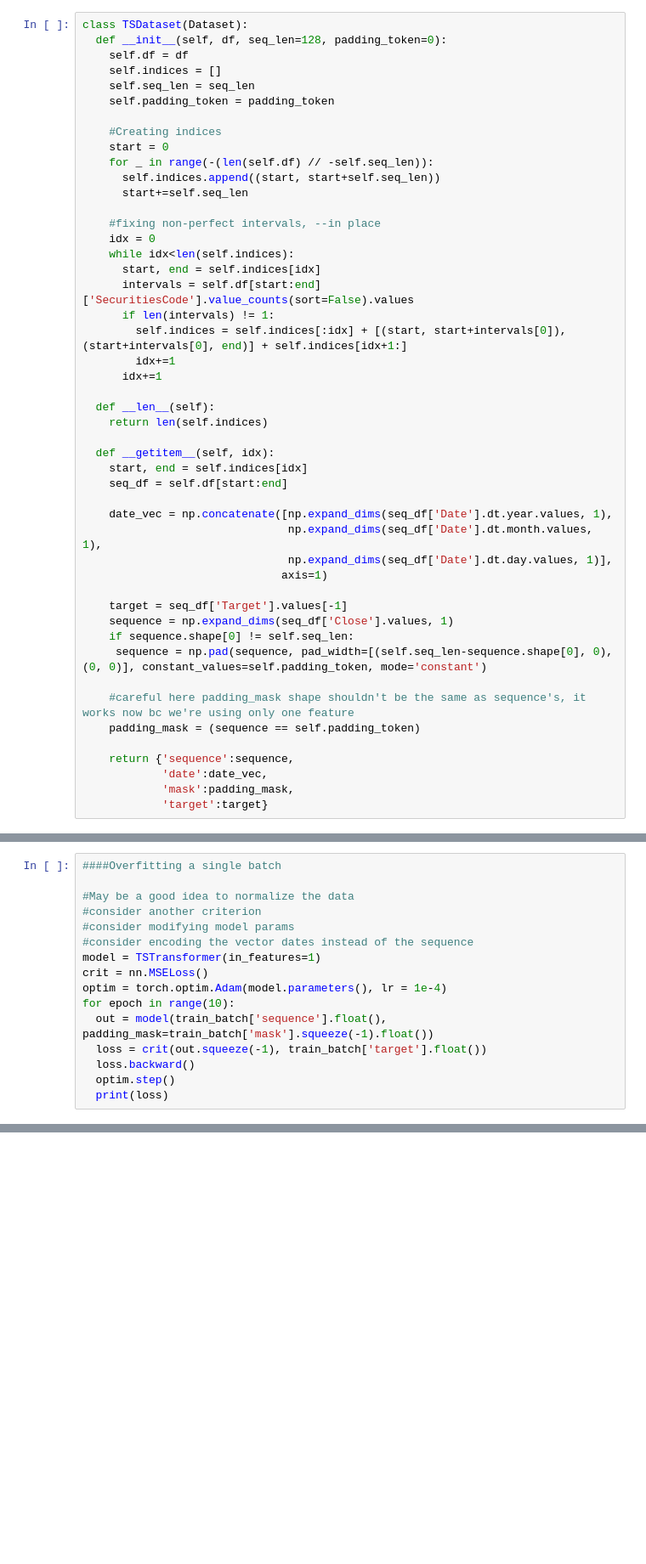
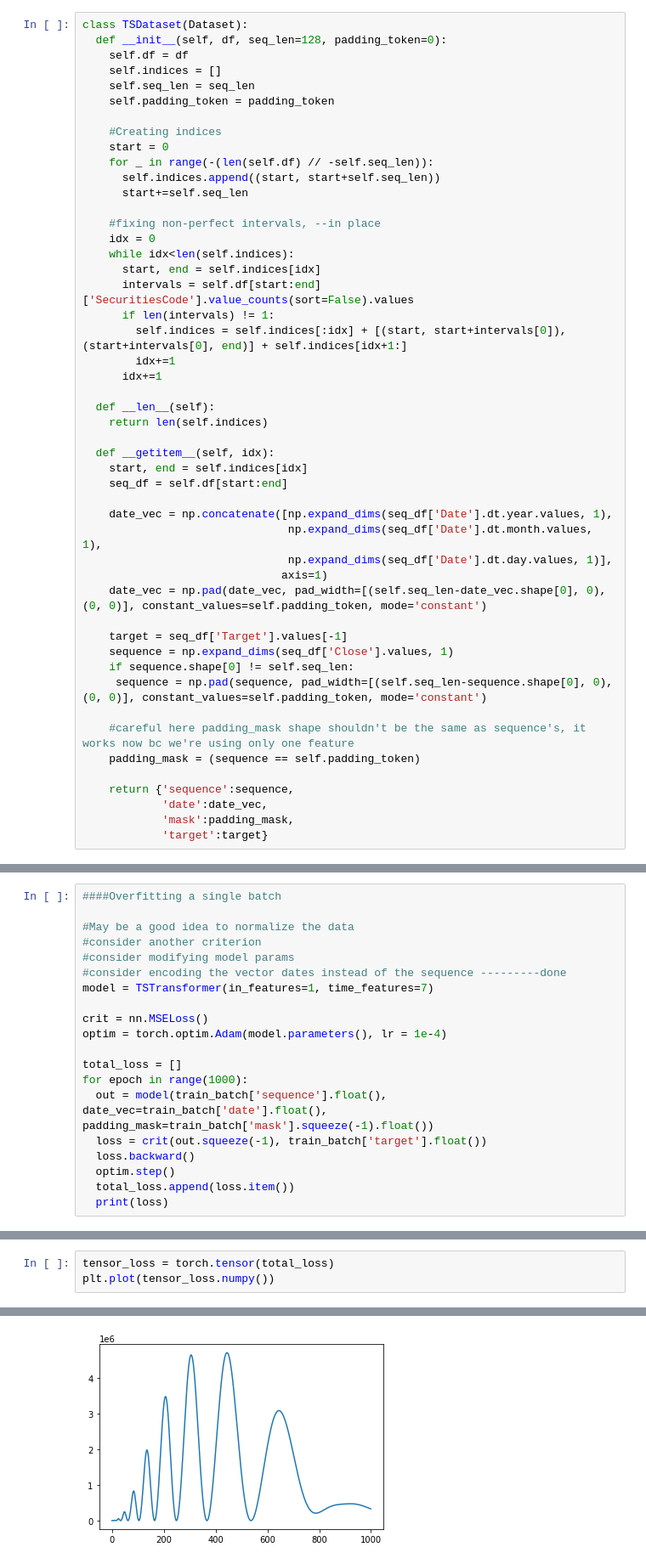
Before and after one commit to danielmunioz/JPX, a Jupyter notebook: JPX_ModelTest.ipynb, the cells around one changed output, grey strips where cells are left out. Shown at 85% size. Saved outputs shown, nothing was run; the diff lists cells and outputs as text; blank space fills up the shorter version.

```diff
--- a/JPX_ModelTest.ipynb
+++ b/JPX_ModelTest.ipynb
@@ -48,6 +49,7 @@ class TSDataset(Dataset):
                                np.expand_dims(seq_df['Date'].dt.month.values, 1),
                                np.expand_dims(seq_df['Date'].dt.day.values, 1)],
                               axis=1)
+    date_vec = np.pad(date_vec, pad_width=[(self.seq_len-date_vec.shape[0], 0), (0, 0)], constant_values=self.padding_token, mode='constant')
 
     target = seq_df['Target'].values[-1]
     sequence = np.expand_dims(seq_df['Close'].values, 1)
@@ -134,14 +137,18 @@ train_batch['sequence'].shape, train_batch['mask'].shape, train_batch['target'].
 #May be a good idea to normalize the data
 #consider another criterion
 #consider modifying model params
-#consider encoding the vector dates instead of the sequence
-model = TSTransformer(in_features=1)
+#consider encoding the vector dates instead of the sequence ---------done
+model = TSTransformer(in_features=1, time_features=7)
+
 crit = nn.MSELoss()
 optim = torch.optim.Adam(model.parameters(), lr = 1e-4)
-for epoch in range(10):
-  out = model(train_batch['sequence'].float(), padding_mask=train_batch['mask'].squeeze(-1).float())
+
+total_loss = []
+for epoch in range(1000):
+  out = model(train_batch['sequence'].float(), date_vec=train_batch['date'].float(), padding_mask=train_batch['mask'].squeeze(-1).float())
   loss = crit(out.squeeze(-1), train_batch['target'].float())
   loss.backward()
   optim.step()
+  total_loss.append(loss.item())
   print(loss)
 # %% [output]
@@ -210,0 +172,4 @@ tensor([ 0.0096,  0.0144,  0.0056,  0.0132, -0.0142, -0.0362,  0.0033,  0.0031,
+# %%
+tensor_loss = torch.tensor(total_loss)
+plt.plot(tensor_loss.numpy())
+# %% [output]
@@ -210,0 +177 @@ tensor([ 0.0096,  0.0144,  0.0056,  0.0132, -0.0142, -0.0362,  0.0033,  0.0031,
+[figure, added]
```
Also changed, not shown: parts of 9 cells of this notebook.
